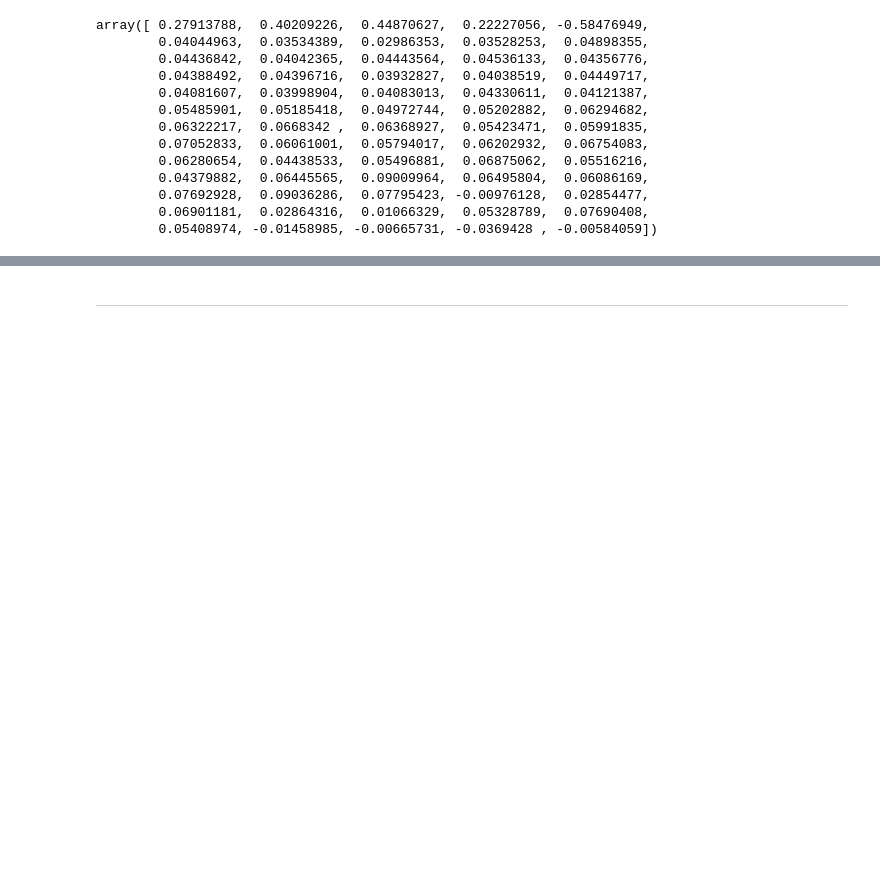
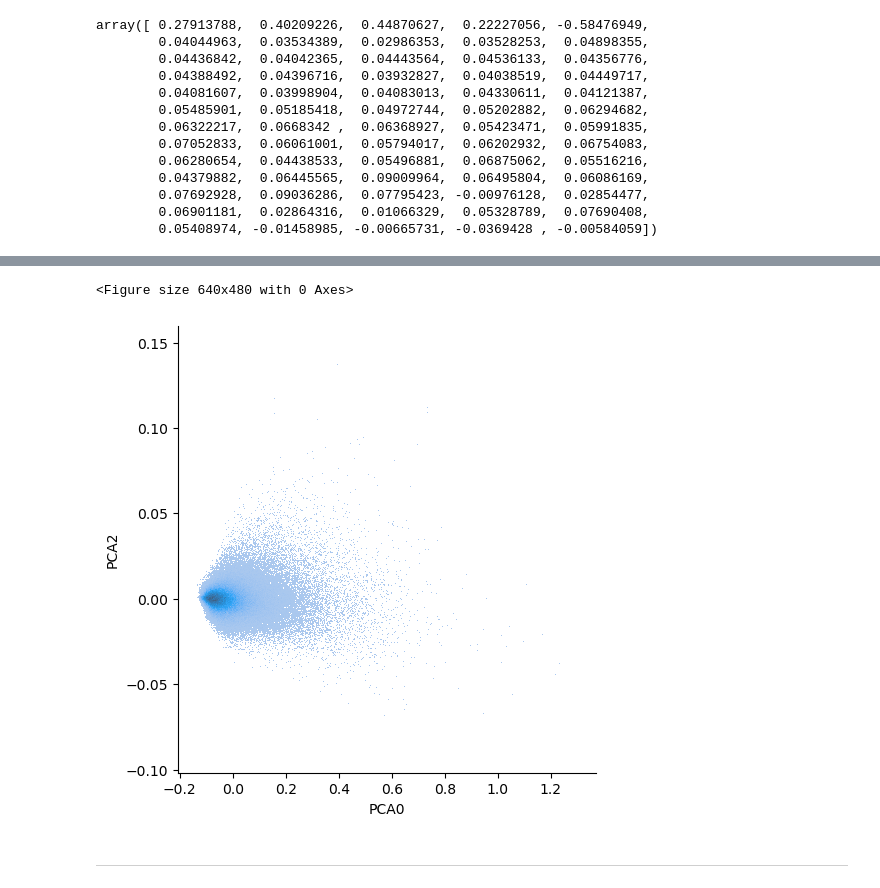
Before and after one commit to profxj/scattering_transform, a Jupyter notebook: nb/PCA.ipynb, the cells around one changed output, grey strips where cells are left out. Saved outputs shown, nothing was run; the diff lists cells and outputs as text; code cells hidden in the pictures; blank space fills up the shorter version.

```diff
--- a/nb/PCA.ipynb
+++ b/nb/PCA.ipynb
@@ -168,3 +186,16 @@ array([ 0.27913788,  0.40209226,  0.44870627,  0.22227056, -0.58476949,
+# %%
+plt.clf()
+#ax = plt.gca()
+
+fg = sns.displot(x=Y[:,0], y=Y[:,2])
+
+fg.set_xlabels('PCA0')
+fg.set_ylabels('PCA2')
+
+plt.show()
+# %% [output]
+<Figure size 640x480 with 0 Axes>
+[figure, added]
 # %% [markdown]
 ----
 # %% [markdown]
```
Also changed, not shown: parts of 8 cells of this notebook, 1 other file.
